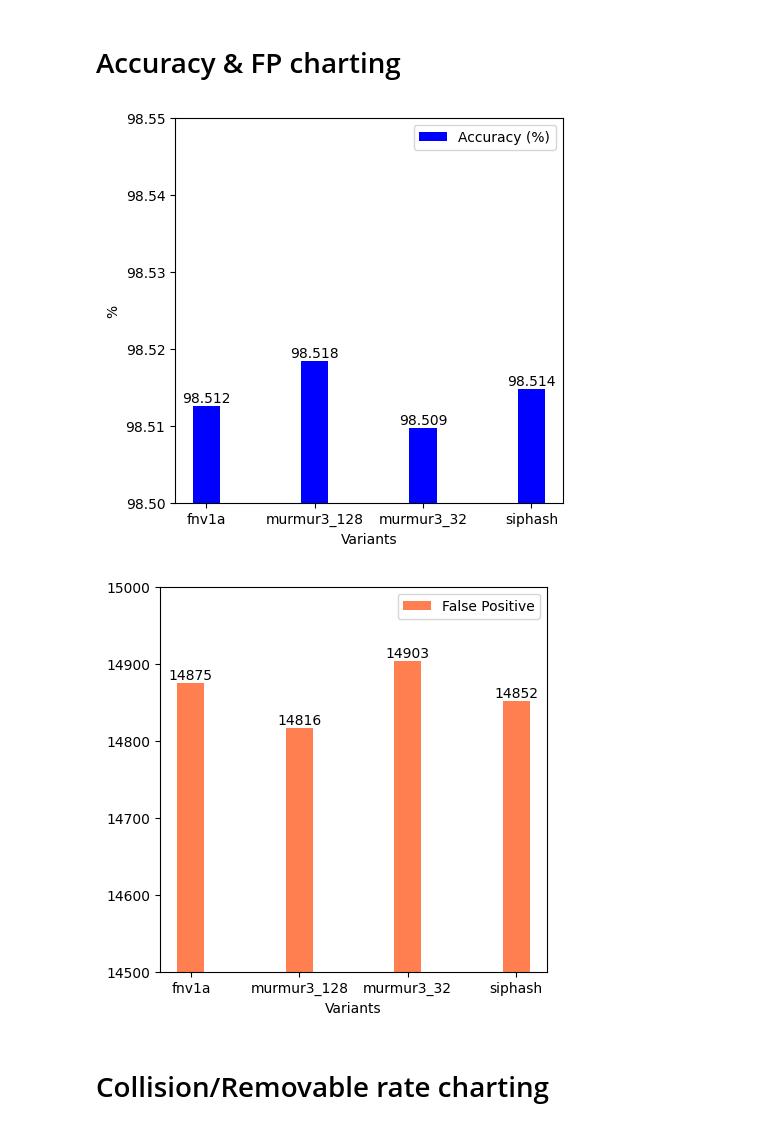
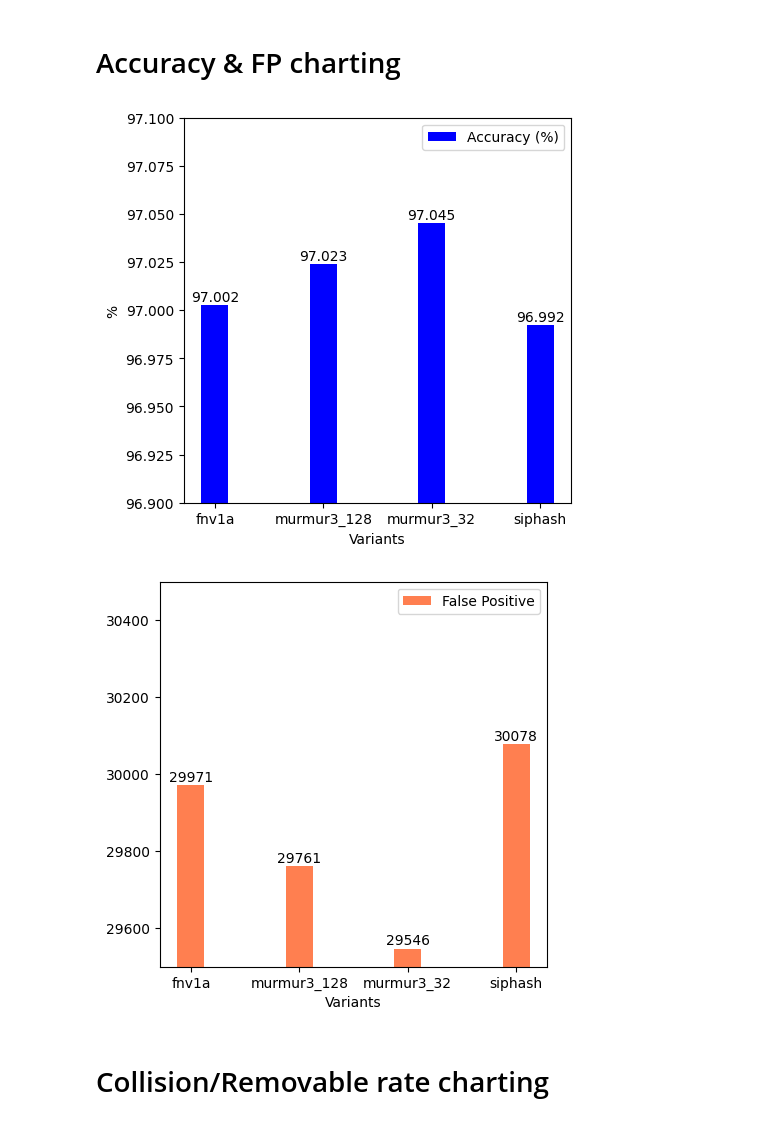
Before and after one commit to anhvt2k3/cpp-bfvars, a Jupyter notebook: monitor/na-icisn-handler.ipynb, the cells around one changed output. Drawn from its saved outputs; the diff is of its cells as text; code cells hidden in the pictures.

```diff
--- a/monitor/na-icisn-handler.ipynb
+++ b/monitor/na-icisn-handler.ipynb
@@ -4,8 +4,7 @@
 # %% [output]
 Python 3.13.2
 # %%
-BASE_DIR = "../cpp-bfvars/icisn-csv"
-BASE_DIR = "./icisn-csv"
+BASE_DIR = "../icisn-csv"
 # %% [markdown]
 # CSV output handler
 # %%
@@ -324,8 +323,8 @@ for hash_scheme in perf_df_1["HashScheme"].drop_duplicates().values:
 # %%
 # Set the positions of the bars on the x-axis
 y_lim = {
-    "bottom": 0.9850 * 100,
-    "top": 0.9855 * 100,
+    "bottom": 0.9690 * 100,
+    "top": 0.9710 * 100,
 }
 y_diff = (y_lim["top"] - y_lim["bottom"]) * 0.01
 
@@ -364,12 +363,12 @@ plt.show()
 # tikzplotlib.save(f"tex/time-{plot_filename}.tex")
 time_perf_df.to_json(f"./{plot_filename}.json", orient="table")
 # %% [output]
-[figure, old version]
+[figure, new version]
 # %%
 # Set the positions of the bars on the x-axis
 y_lim = {
-    "bottom": 14500,
-    "top": 15000,
+    "bottom": 29500,
+    "top": 30500,
 }
 y_diff = (y_lim["top"] - y_lim["bottom"]) * 0.01
 
@@ -379,34 +378,34 @@ width = 0.25
 plt.figure(figsize=(5, 5))
 
 # Create the first set of bars
 plt.bar(
     x, false_positive, width, label="False Positive", color="coral"
 )
 
 for i, v in enumerate(false_positive):
     plt.text(i, v + y_diff, str(v)[:6], ha="center")
 
 
 # Add labels, title, and legend
 plt.xlabel("Variants")
 # plt.title("Operation Time Consumptions")
 plt.xticks(x, hash_algo)
 plt.legend()
 plt.ylim(**y_lim)
 
 # plt.title(hash_scheme.upper())
 
 plot_filename = f"fp-{hash_scheme.replace('-', '_')}"
 plt.savefig(f"./{plot_filename}.svg")
 # Display the chart
 plt.show()
 
 # ? Library to turn plot to Tex (conflicting with matplotlib)
 # import tikzplotlib
 # tikzplotlib.save(f"tex/time-{plot_filename}.tex")
 time_perf_df.to_json(f"./{plot_filename}.json", orient="table")
 # %% [output]
-[figure, old version]
+[figure, new version]
 # %% [markdown]
 # Collision/Removable rate charting
 # %%
```
Also changed, not shown: parts of 2 cells of this notebook.
